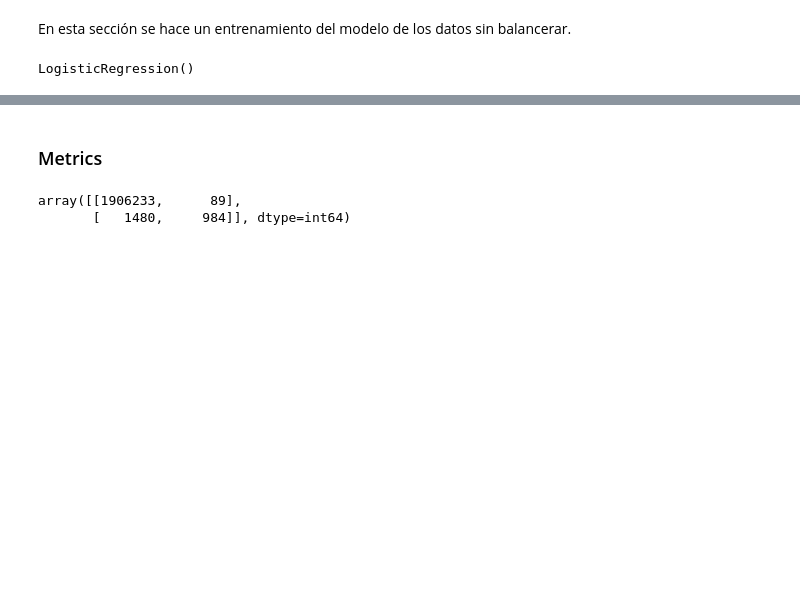
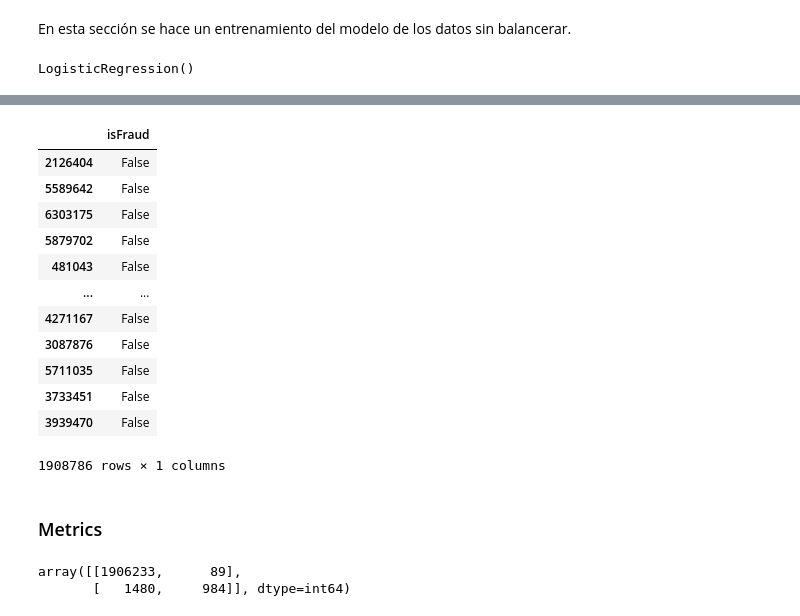
Before and after one commit to BenjaSar/ApMaI, a Jupyter notebook: TP1.ipynb, the cells around one changed output, grey strips where cells are left out. Drawn from its saved outputs; the diff is of its cells as text; code cells hidden in the pictures; blank space fills up the shorter version.

```diff
--- a/TP1.ipynb
+++ b/TP1.ipynb
@@ -284,0 +298,17 @@ y_pred.shape
+# %%
+df_y_test = pd.DataFrame(y_test).astype('bool')
+df_y_test
+# %% [output]
+|  | isFraud |
+| 2126404 | False |
+| 5589642 | False |
+| 6303175 | False |
+| 5879702 | False |
+| 481043 | False |
+| ... | ... |
+| 4271167 | False |
+| 3087876 | False |
+| 5711035 | False |
+| 3733451 | False |
+| 3939470 | False |
+1908786 rows × 1 columns
```
Also changed, not shown: parts of 39 cells of this notebook.
